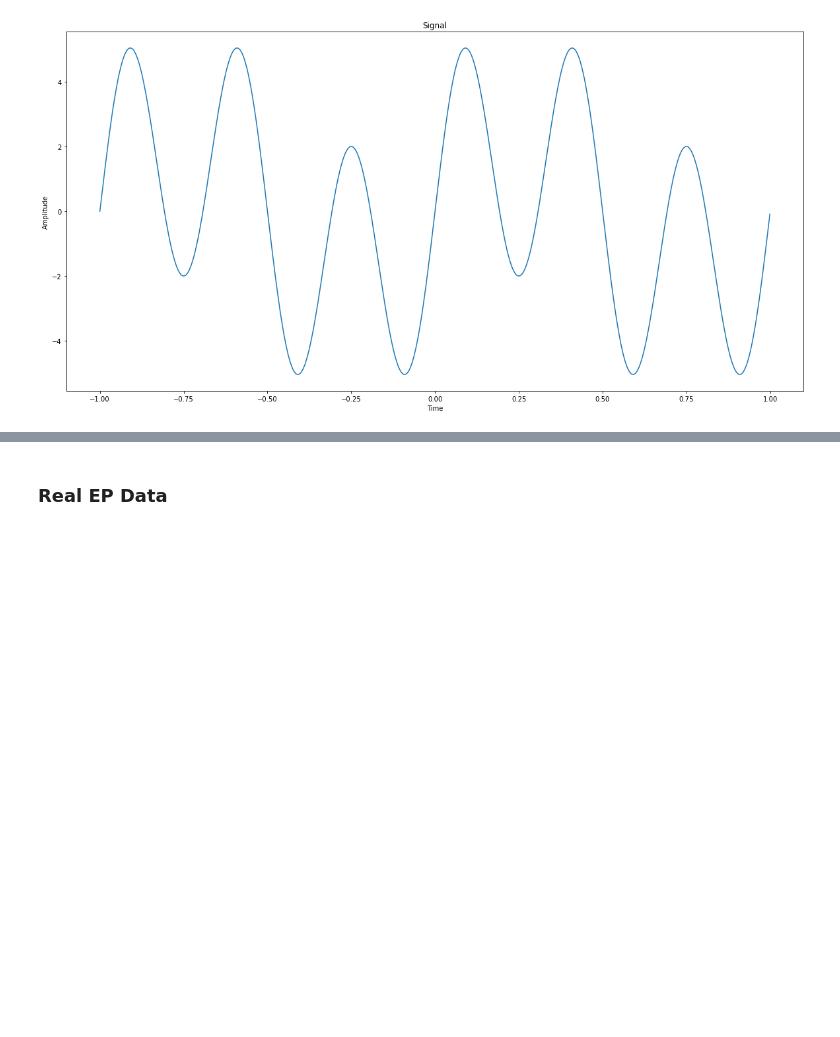
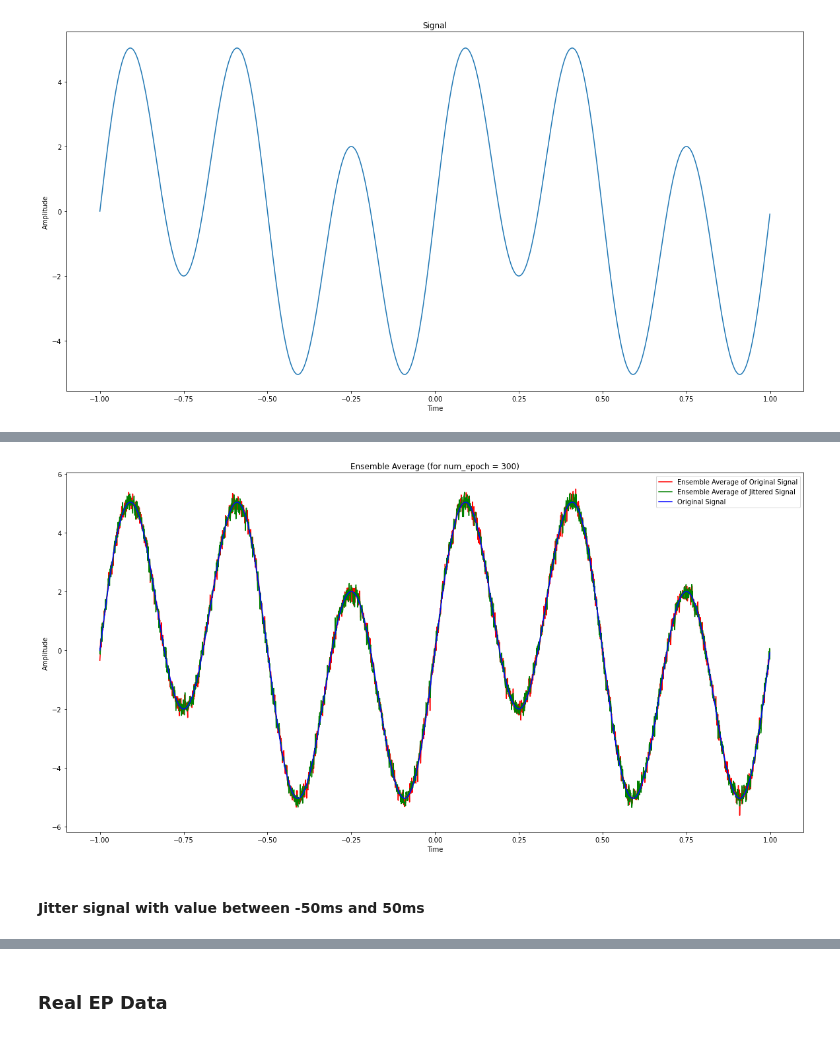
Before and after one commit to samar2605/BCI-Lab, a Jupyter notebook: Evoked Potentials/Evoked_potentials.ipynb, the cells around one changed output, grey strips where cells are left out. Saved outputs shown, nothing was run; the diff lists cells and outputs as text; code cells hidden in the pictures; blank space fills up the shorter version.

```diff
--- a/Evoked Potentials/Evoked_potentials.ipynb
+++ b/Evoked Potentials/Evoked_potentials.ipynb
@@ -15,0 +17,6 @@ def ensemble_average(signal_samples, num_epoch):
+# %%
+def jittered_sample(signal_samples, jitter_range_low, jitter_range_high):
+    jitter_samples = []
+    for i in range(0, len(signal_samples)):
+        jitter_samples.append(np.roll(signal_samples[i], np.random.randint(jitter_range_low, jitter_range_high)))
+    return jitter_samples
@@ -133,4 +160,0 @@ plt.show()
-# %%
-def jittered_sample(signal_samples, num_epoch):
-    signal_samples = np.array(signal_samples[0:num_epoch])
-    return np.mean(signal_samples, axis=0)
@@ -136,0 +182,16 @@ def jittered_sample(signal_samples, num_epoch):
+# %%
+jittered_signal_samples = jittered_sample(signal_samples,-3,3)
+# %%
+plt.figure(figsize= (20, 10))
+plt.plot(time, ensemble_average(signal_samples, 300), 'r',label="Ensemble Average of Original Signal")
+plt.plot(time, ensemble_average(jittered_signal_samples, 300),'g', label="Ensemble Average of Jittered Signal")
+plt.plot(time,signal,'b', label="Original Signal")
+plt.title("Ensemble Average (for num_epoch = 300)")
+plt.xlabel("Time")
+plt.ylabel("Amplitude")
+plt.legend()
+plt.show()
+# %% [output]
+[figure, added]
+# %% [markdown]
+#### Jitter signal with value between -50ms and 50ms
```
Also changed, not shown: parts of 57 cells of this notebook, 1 other file.
